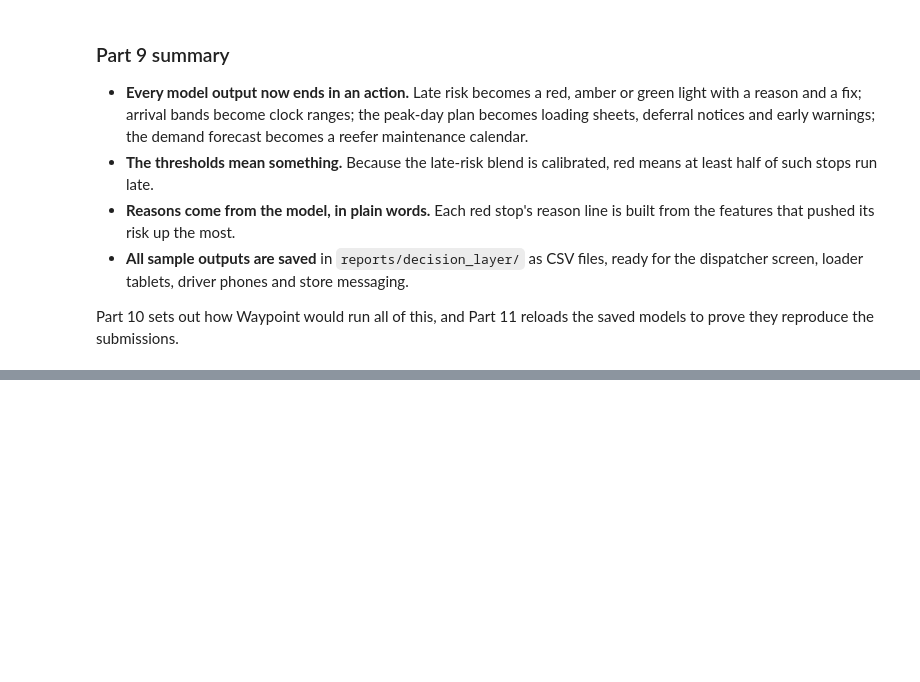
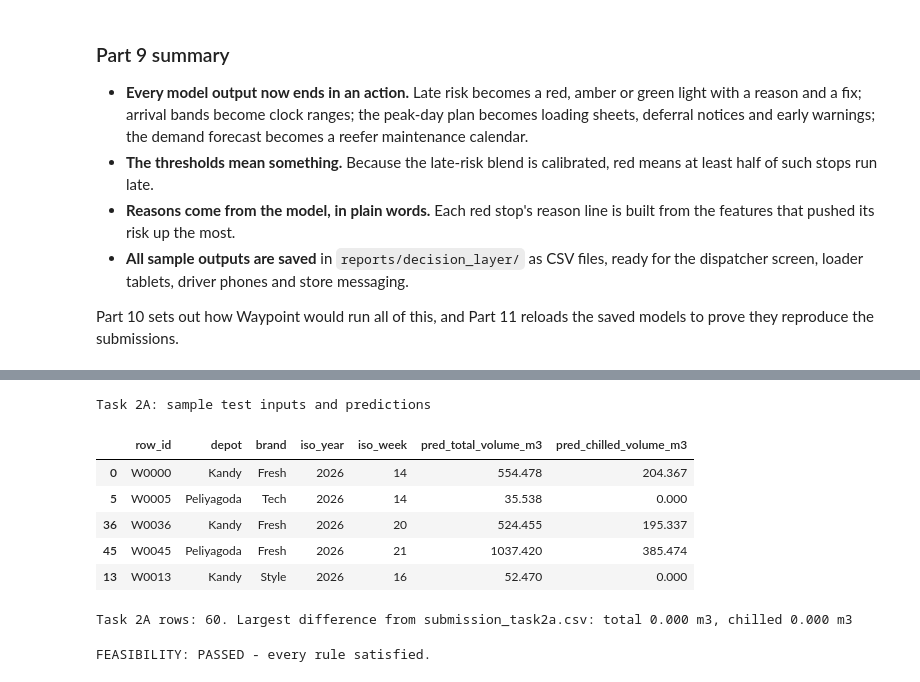
Before and after one commit to sameera-ekanayaka/Xora_Datathon, a Jupyter notebook: Xora_FinalNotebook.ipynb, the cells around one changed output, grey strips where cells are left out. Cells and saved outputs as stored; diff of their text form; code cells hidden in the pictures; blank space fills up the shorter version.

```diff
--- a/Xora_FinalNotebook.ipynb
+++ b/Xora_FinalNotebook.ipynb
@@ -3189,0 +3280,43 @@ Part 10 sets out how Waypoint would run all of this, and Part 11 reloads the sav
+# %%
+# Task 2A: forecast every day from 30 March to 7 June 2026, then add the days up into ISO weeks
+reg = joblib.load(MODELS / manifest["task2a"]["files"][0])
+gbm = joblib.load(MODELS / manifest["task2a"]["files"][1])
+inputs_2a = load_raw("task2a_test_inputs.csv")
+series = pd.DataFrame([(d, b, m) for d, b in inputs_2a[["depot", "brand"]].drop_duplicates().itertuples(index=False)
+                       for m in (["total", "chilled"] if b == "Fresh" else ["total"])], columns=fc.SERIES_KEYS)
+start, end = manifest["task2a"]["forecast_days"].split(" to ")
+days = fc.future_panel(series, load_processed("calendar"), pd.Timestamp(start), pd.Timestamp(end))
+days["p50"] = (reg.predict(days) + gbm.predict(days)) / 2
+weeks = fc.to_weeks(days, ["p50"]).pivot_table(index=["depot", "brand", "iso_year", "iso_week"], columns="measure", values="p50").reset_index()
+
+pred_2a = inputs_2a.merge(weeks, on=["depot", "brand", "iso_year", "iso_week"], how="left")
+pred_2a["pred_total_volume_m3"] = pred_2a["total"].round(3)
+pred_2a["pred_chilled_volume_m3"] = np.where(pred_2a.brand == "Fresh", np.minimum(pred_2a["chilled"].fillna(0), pred_2a["total"]), 0.0).round(3)
+print("Task 2A: sample test inputs and predictions")
+display(pred_2a.sample(5, random_state=SEED)[["row_id", "depot", "brand", "iso_year", "iso_week",
+                                              "pred_total_volume_m3", "pred_chilled_volume_m3"]])
+
+file_2a = pd.read_csv(SUBMISSIONS / "submission_task2a.csv").merge(pred_2a, on="row_id", suffixes=("_file", "_now"))
+print(f"Task 2A rows: {len(file_2a)}. Largest difference from submission_task2a.csv: "
+      f"total {np.abs(file_2a.pred_total_volume_m3_file - file_2a.pred_total_volume_m3_now).max():.3f} m3, "
+      f"chilled {np.abs(file_2a.pred_chilled_volume_m3_file - file_2a.pred_chilled_volume_m3_now).max():.3f} m3")
+# %% [output]
+Task 2A: sample test inputs and predictions
+|  | row_id | depot | brand | iso_year | iso_week | pred_total_volume_m3 | pred_chilled_volume_m3 |
+| 0 | W0000 | Kandy | Fresh | 2026 | 14 | 554.478 | 204.367 |
+| 5 | W0005 | Peliyagoda | Tech | 2026 | 14 | 35.538 | 0.000 |
+| 36 | W0036 | Kandy | Fresh | 2026 | 20 | 524.455 | 195.337 |
+| 45 | W0045 | Peliyagoda | Fresh | 2026 | 21 | 1037.420 | 385.474 |
+| 13 | W0013 | Kandy | Style | 2026 | 16 | 52.470 | 0.000 |
+Task 2A rows: 60. Largest difference from submission_task2a.csv: total 0.000 m3, chilled 0.000 m3
+# %%
+# Task 2B: the submitted plan, checked once more with Waypoint's own checker
+check = subprocess.run([sys.executable, "check_allocation.py", str(SUBMISSIONS / "submission_task2b.csv")],
+                       cwd=REPO_ROOT, capture_output=True, text=True)
+print(check.stdout.strip())
+
+plan_2b = load_processed("task2b_plan")
+served_2b = plan_2b[plan_2b.decision == "served"]
+board_2b = load_processed("task2b_deferrals")
+# %% [output]
+FEASIBILITY: PASSED - every rule satisfied.
```
Also changed, not shown: parts of 7 cells of this notebook, 1 other file.
